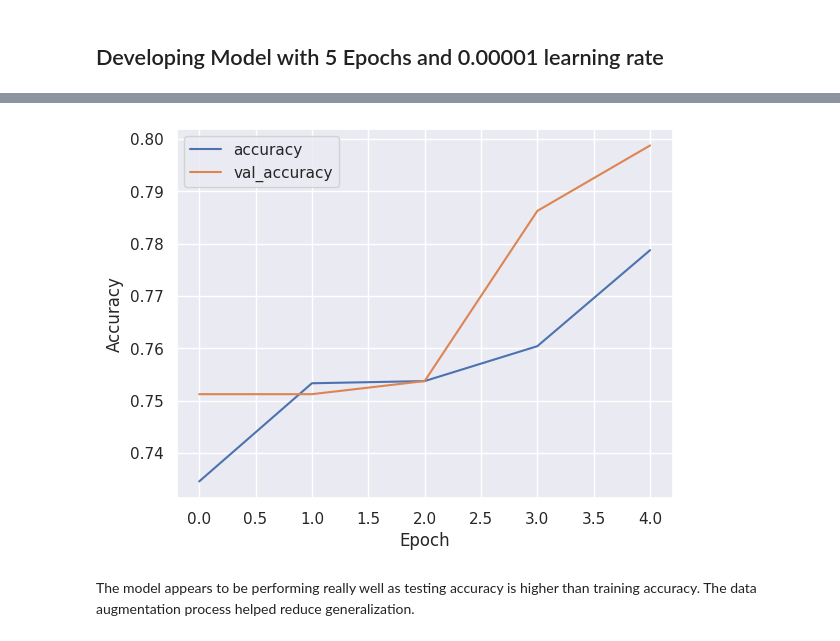
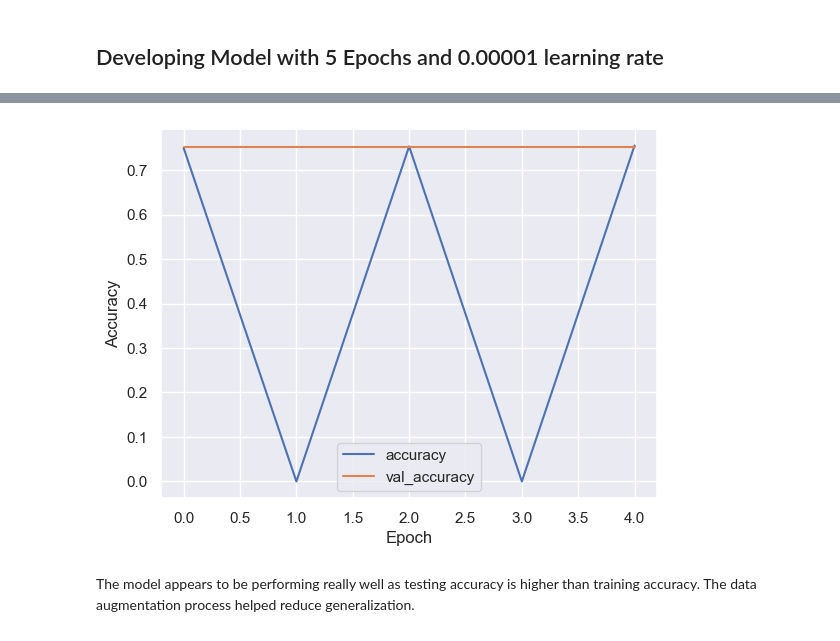
Before and after one commit to kennyalexlin/satellite-ships-classifier, a Jupyter notebook: Model_dev.ipynb, the cells around one changed output, grey strips where cells are left out. Saved outputs shown, nothing was run; the diff lists cells and outputs as text; code cells hidden in the pictures.

Commit message:
Updated the data augmentation code

```diff
--- a/Model_dev.ipynb
+++ b/Model_dev.ipynb
@@ -220,28 +241,15 @@ model = models.Sequential([
 
 # Compile the model
 model.compile(optimizer=tf.keras.optimizers.Adam(learning_rate=0.00001), loss='binary_crossentropy', metrics=['accuracy'])
-
-datagen = ImageDataGenerator(
-    rotation_range=20,
-    width_shift_range=0.2,
-    height_shift_range=0.2,
-    shear_range=0.2,
-    zoom_range=0.2,
-    horizontal_flip=True,
-    fill_mode='nearest')
-
-datagen.fit(X_train)
-
 # Train the model
 history = model.fit(datagen.flow(X_train, y_train, batch_size=32),
-                    steps_per_epoch=len(X_train) / 32, epochs=5, validation_data=(X_val, y_val))
+                    steps_per_epoch=len(X_train) // 32, epochs=5, validation_data=(X_val, y_val))
 
 # Evaluate the model
 test_loss, test_accuracy = model.evaluate(X_test, y_test)
 print("Test Accuracy:", test_accuracy)
 
 # Plot training history
-import matplotlib.pyplot as plt
 
 plt.plot(history.history['accuracy'], label='accuracy')
 plt.plot(history.history['val_accuracy'], label='val_accuracy')
@@ -265,4 +277,4 @@ Test Accuracy: 0.793749988079071
-[figure, old version]
+[figure, new version]
 # %% [markdown]
 The model appears to be performing really well as testing accuracy is higher than training accuracy. The data augmentation process helped reduce generalization.
 # %% [markdown]
```
Also changed, not shown: parts of 14 cells of this notebook.
